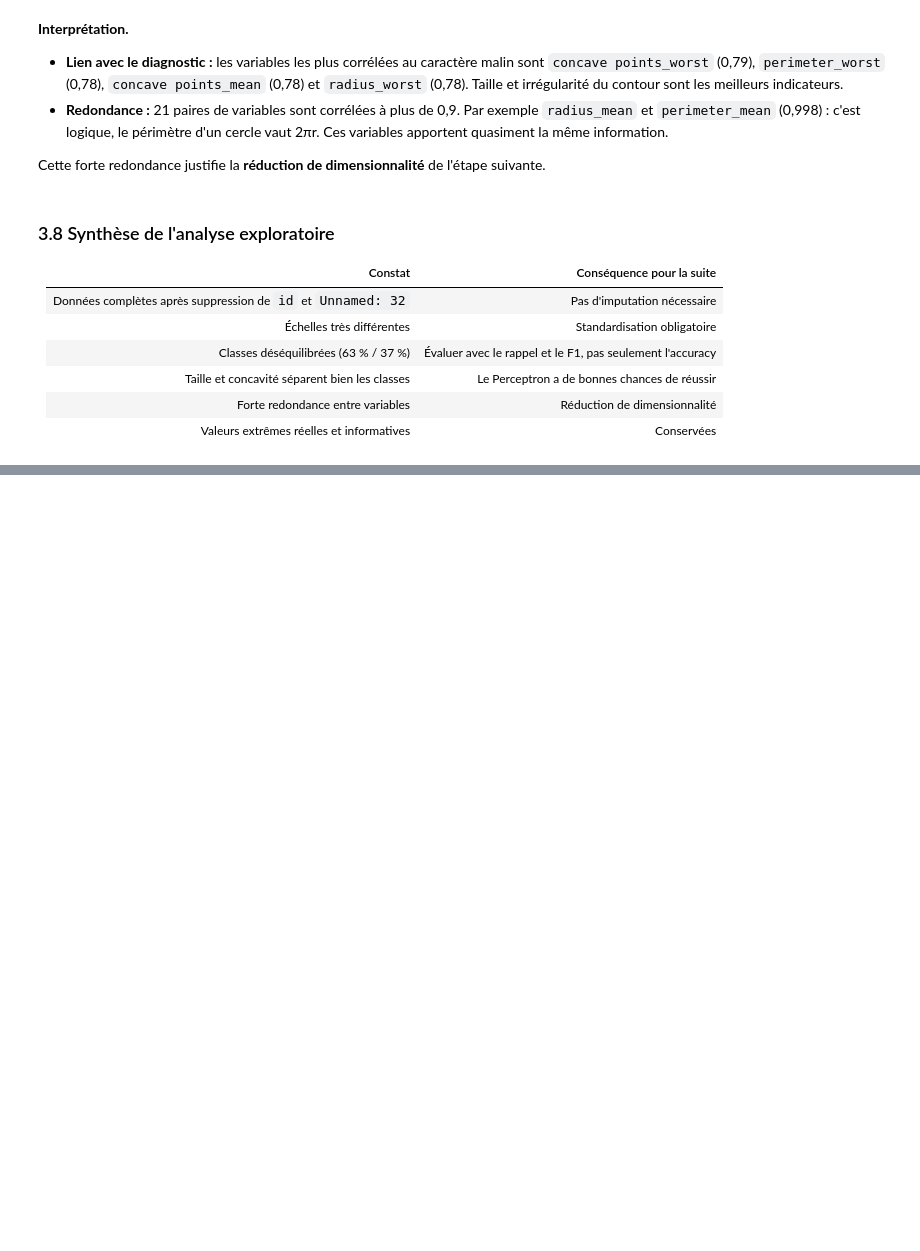
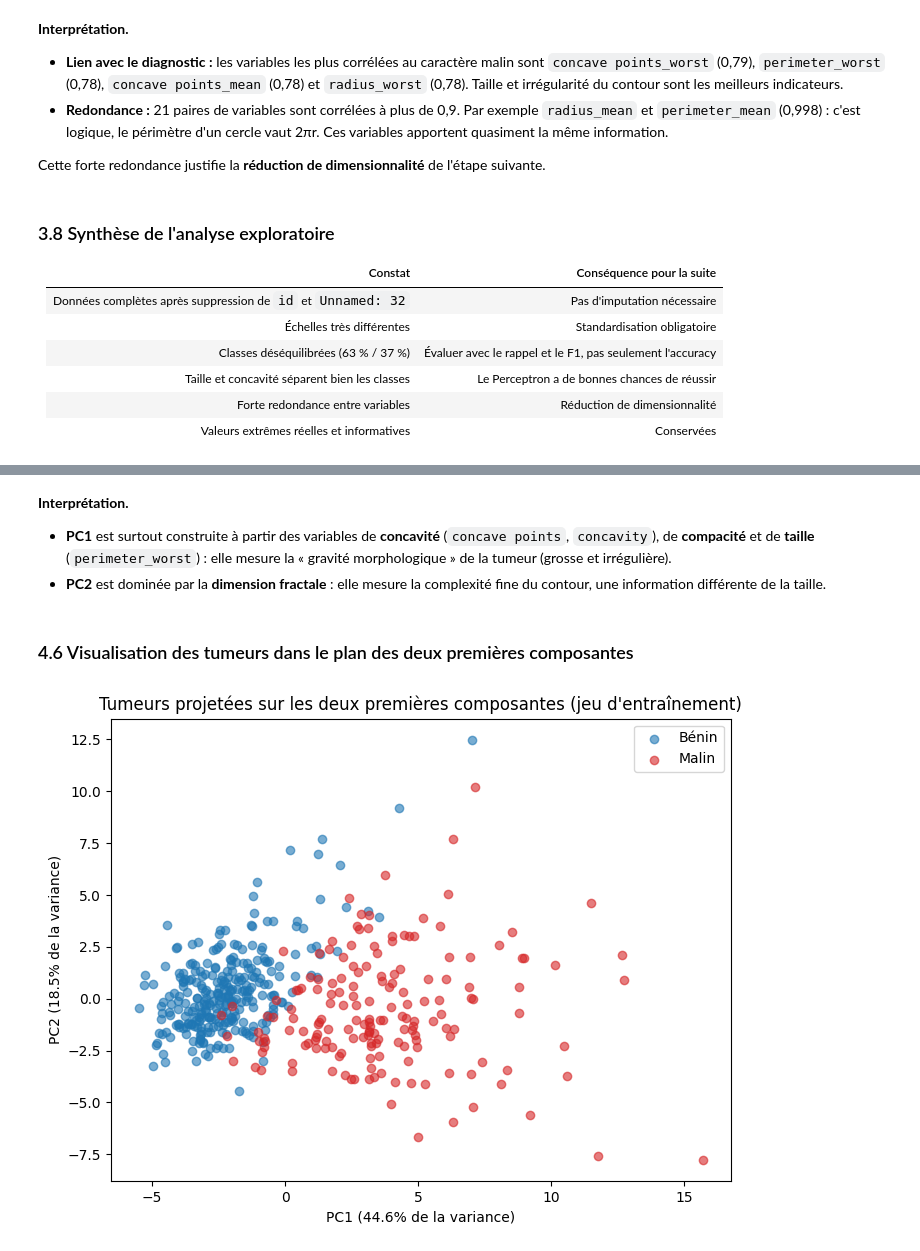
Before and after one commit to dina-yahiaoui/building-perceptron, a Jupyter notebook: notebook.ipynb, the cells around one changed output, grey strips where cells are left out. Drawn from its saved outputs; the diff is of its cells as text; code cells hidden in the pictures; blank space fills up the shorter version.

Commit message:
feat: réduction de dimensionnalité avec l'ACP

```diff
--- a/notebook.ipynb
+++ b/notebook.ipynb
@@ -427,0 +525,8 @@ Cette forte redondance justifie la **réduction de dimensionnalité** de l'étap
+# %%
+pca = PCA(n_components=n_composantes)
+X_train_pca = pca.fit_transform(X_train_scaled)
+X_test_pca = pca.transform(X_test_scaled)
+
+print("Dimensions avant ACP :", X_train_scaled.shape)
+print("Dimensions après ACP :", X_train_pca.shape)
+print(f"Variance conservée : {pca.explained_variance_ratio_.sum():.1%}")
@@ -427,0 +563,18 @@ Cette forte redondance justifie la **réduction de dimensionnalité** de l'étap
+# %% [markdown]
+**Interprétation.**
+- **PC1** est surtout construite à partir des variables de **concavité** (`concave points`, `concavity`), de **compacité** et de **taille** (`perimeter_worst`) : elle mesure la « gravité morphologique » de la tumeur (grosse et irrégulière).
+- **PC2** est dominée par la **dimension fractale** : elle mesure la complexité fine du contour, une information différente de la taille.
+# %% [markdown]
+### 4.6 Visualisation des tumeurs dans le plan des deux premières composantes
+# %%
+plt.figure(figsize=(8, 6))
+for classe, couleur, nom in [(0, "tab:blue", "Bénin"), (1, "tab:red", "Malin")]:
+    masque = (y_train == classe).values
+    plt.scatter(X_train_pca[masque, 0], X_train_pca[masque, 1], c=couleur, label=nom, alpha=0.6)
+plt.xlabel(f"PC1 ({pca.explained_variance_ratio_[0]:.1%} de la variance)")
+plt.ylabel(f"PC2 ({pca.explained_variance_ratio_[1]:.1%} de la variance)")
+plt.title("Tumeurs projetées sur les deux premières composantes (jeu d'entraînement)")
+plt.legend()
+plt.show()
+# %% [output]
+[figure, added]
```
Also changed, not shown: parts of 15 cells of this notebook.
